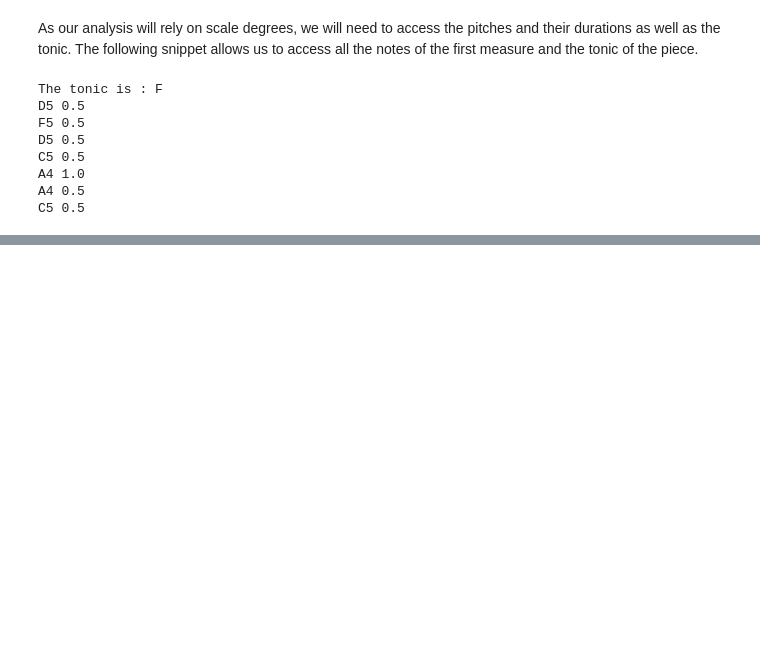
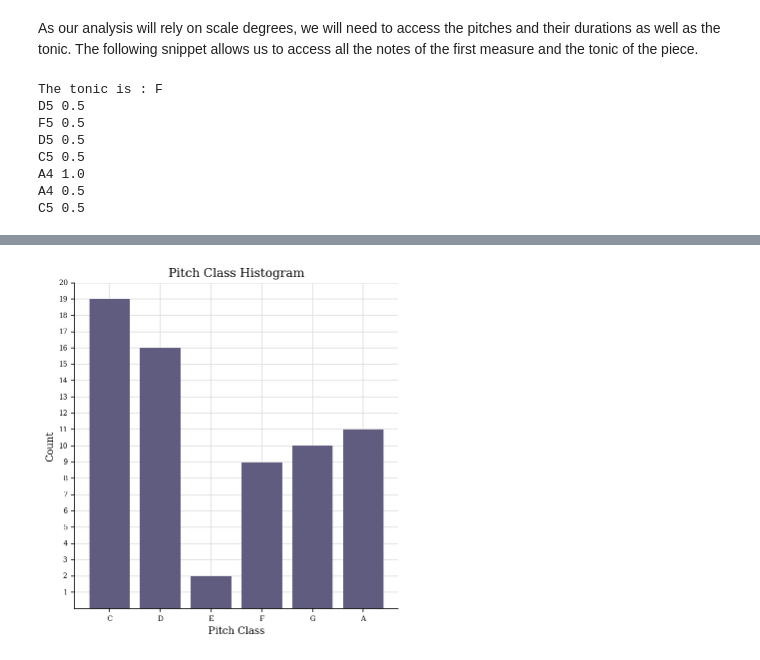
Before and after one commit to ravinitheshreddy/Digital-Musicology-Project, a Jupyter notebook: milestone2.ipynb, the cells around one changed output, grey strips where cells are left out. Drawn from its saved outputs; the diff is of its cells as text; code cells hidden in the pictures; blank space fills up the shorter version.

```diff
--- a/milestone2.ipynb
+++ b/milestone2.ipynb
@@ -60,0 +114,4 @@ C5 0.5
+# %%
+score.plot('histogram', 'pitchclass')
+# %% [output]
+[figure, added]
```
Also changed, not shown: parts of 49 cells of this notebook.
